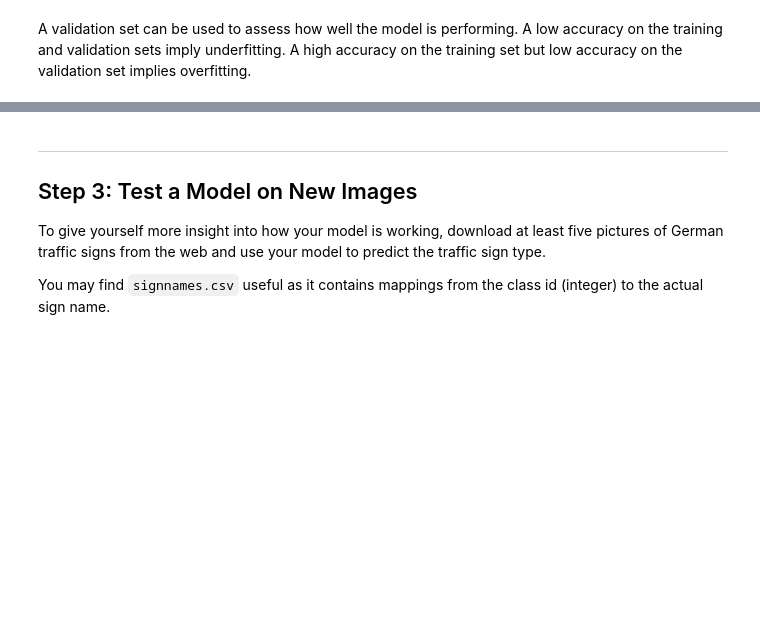
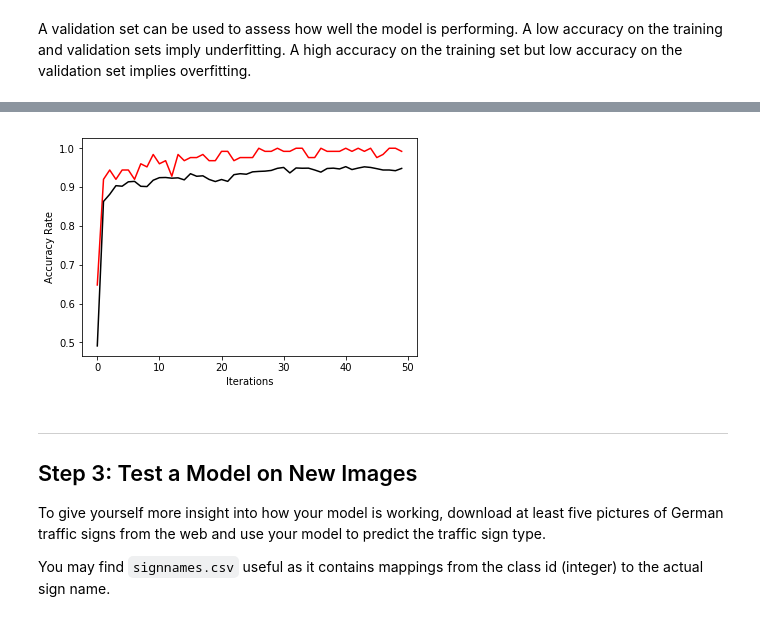
Before and after one commit to fangyan93/Self_Driving_Car_Traffic_Sign_Classifier, a Jupyter notebook: Traffic_Sign_Classifier_1.ipynb, the cells around one changed output, grey strips where cells are left out. Saved outputs shown, nothing was run; the diff lists cells and outputs as text; code cells hidden in the pictures; blank space fills up the shorter version.

```diff
--- a/Traffic_Sign_Classifier_1.ipynb
+++ b/Traffic_Sign_Classifier_1.ipynb
@@ -336,35 +353,24 @@ sets imply underfitting. A high accuracy on the training set but low accuracy on
 sess = tf.Session()
 sess.run(tf.global_variables_initializer())
 
-EPOCH = 0
+EPOCH = 50
 print("Start training...")
-# batch_index = np.random.randint(total_batch, size = iterations)
 
-training_loss = []
-training_error = []
-test_loss = []
-test_error = []
+training_acc = []
+test_acc = []
+steps = []
 cur_time = time.time()
-# increase_threshold = 1000;
 mini_error = 1.0
-show_step_interval = 100
 
+# save the model with smallest validation error
 tf.get_collection("validation_nodes")
 tf.add_to_collection("validation_nodes", X_te)
 tf.add_to_collection("validation_nodes", err_e)
 saver = tf.train.Saver()
-print(total_batch)
-steps = []
+
 for Round in range(EPOCH):
     count_inital_time = time.time()
     X_train, y_train = shuffle(X_train, y_train)
-    # train_batch = np.reshape(X_train[0:batch_size * total_batch], [total_batch,batch_size,32,32,3])
-    # print(train_batch.shape)
-    # train_label_batch = np.reshape(y_train[0:batch_size * total_batch], [total_batch,batch_size])
-    # print(train_label_batch.shape)
-    # train_y_oneHot_batch = tf.one_hot(tf.cast(y_train[0:batch_size * total_batch], tf.int32), n_classes)
-    # train_y_oneHot_batch = np.reshape(train_y_oneHot_batch, [total_batch,batch_size,n_classes])
-#     print(time.time() - count_inital_time)
     for i in range(0, total_batch):
         start = i * batch_size
         end = start + batch_size
@@ -378,16 +384,13 @@ for Round in range(EPOCH):
             err_tr = sess.run(err, feed_dict = {X:batch_x, Y:batch_y})
             err_te = sess.run(err_v, feed_dict = {X_val:X_valid, Y_val:y_valid})
             print("%05d-th epoch, training accuracy is %0.4f, validation accuracy is %0.4f" % ((Round),1- err_tr,1 - err_te))
-            training_error.append(err_tr)
-            training_loss.append(loss_tr)
-            test_error.append(err_te)
-            test_loss.append(loss_te)
-            steps.append(i / show_step_interval)
+            training_acc.append(1 - err_tr)
+            test_acc.append(1 - err_te)
+            steps.append(Round)
 
-                    # early stop if test error is obviously increasing
+            # early stop if test error is obviously increasing
             if err_te < mini_error :
                 mini_error = err_te
-#                 print("Updating model")
                 save_path = saver.save(sess, "my_model")
             if (err_te - mini_error) > 0.05:
                 break
@@ -395,5 +398,11 @@ print("The best validation acurracy is %0.4f" % (1 - mini_error))
 err_te = sess.run(err_e, feed_dict = {X_te:X_test, Y_te:y_test, Test_number: n_test})
 print("The accuracy of final model on test dataset is %0.4f" % (1 - err_te))
 print("Total training time is %f" % (time.time() - cur_time))
+
+plt.xlabel("Iterations")
+plt.ylabel("Accuracy Rate")
+plt.plot(steps,training_acc,"r-",label = "Training Error")
+plt.plot(steps,test_acc, "k-",label = "Test Error")
+plt.show()
 # %% [output]
 Start training...
@@ -404,3 +425,4 @@ Total training time is 14.452255
+[figure, added]
 # %% [markdown]
 ---
 
```
Also changed, not shown: parts of 7 cells of this notebook.
